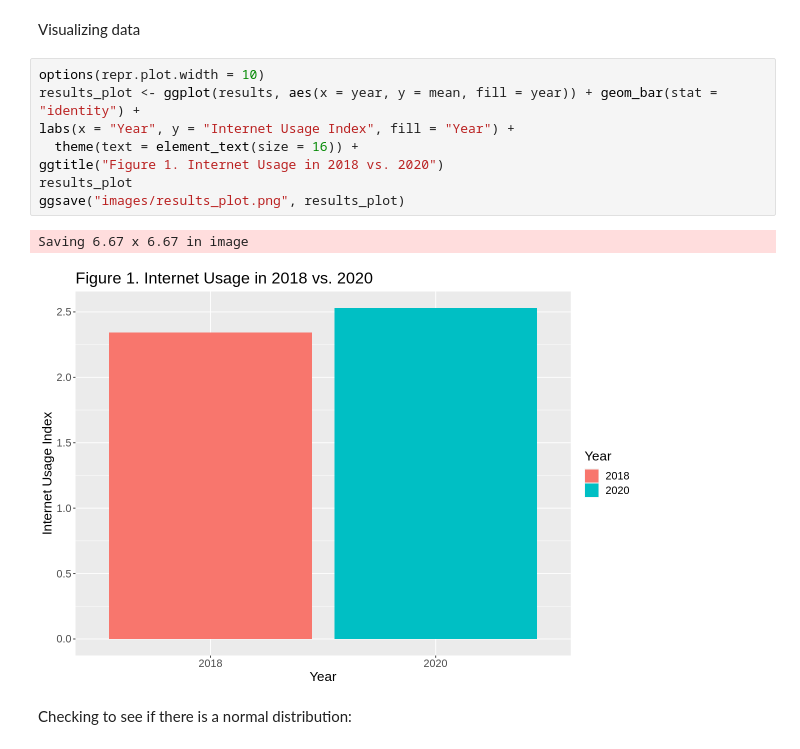
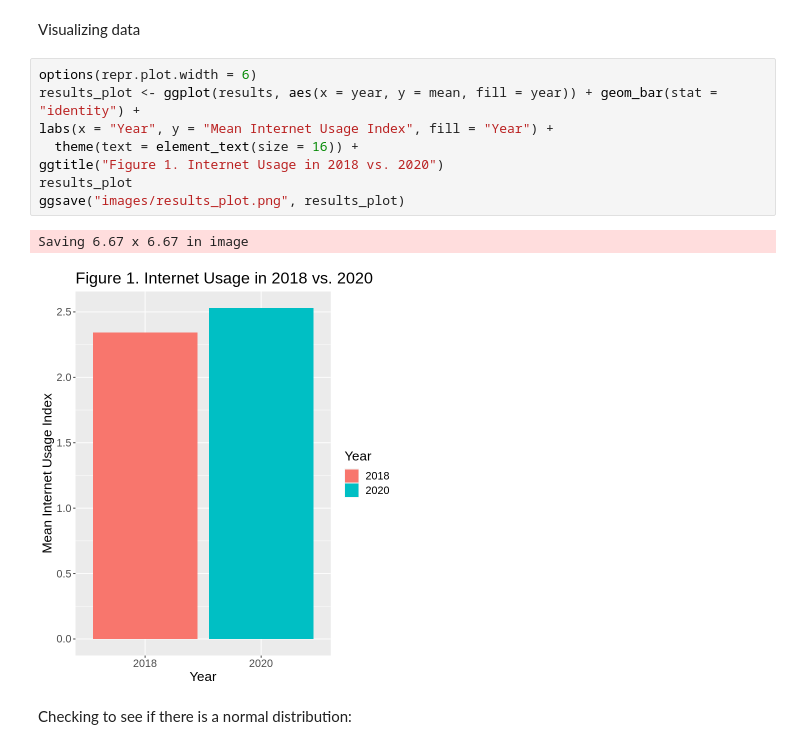
Before and after one commit to jtan29/wrds, a Jupyter notebook: stats.ipynb, the cells around one changed output. Drawn from its saved outputs; the diff is of its cells as text.

Commit message:
Changing bar chart

```diff
--- a/stats.ipynb
+++ b/stats.ipynb
@@ -137,16 +137,16 @@ A tibble: 2 × 2
 # %% [markdown]
 Visualizing data
 # %%
-options(repr.plot.width = 10)
+options(repr.plot.width = 6)
 results_plot <- ggplot(results, aes(x = year, y = mean, fill = year)) + geom_bar(stat = "identity") +
-labs(x = "Year", y = "Internet Usage Index", fill = "Year") +
+labs(x = "Year", y = "Mean Internet Usage Index", fill = "Year") +
   theme(text = element_text(size = 16)) +
 ggtitle("Figure 1. Internet Usage in 2018 vs. 2020")
 results_plot
 ggsave("images/results_plot.png", results_plot)
 # %% [output]
 Saving 6.67 x 6.67 in image
-[figure, old version]
+[figure, new version]
 # %% [markdown]
 Checking to see if there is a normal distribution:
 # %%
```
Also changed, not shown: parts of 2 cells of this notebook, 1 other file.
